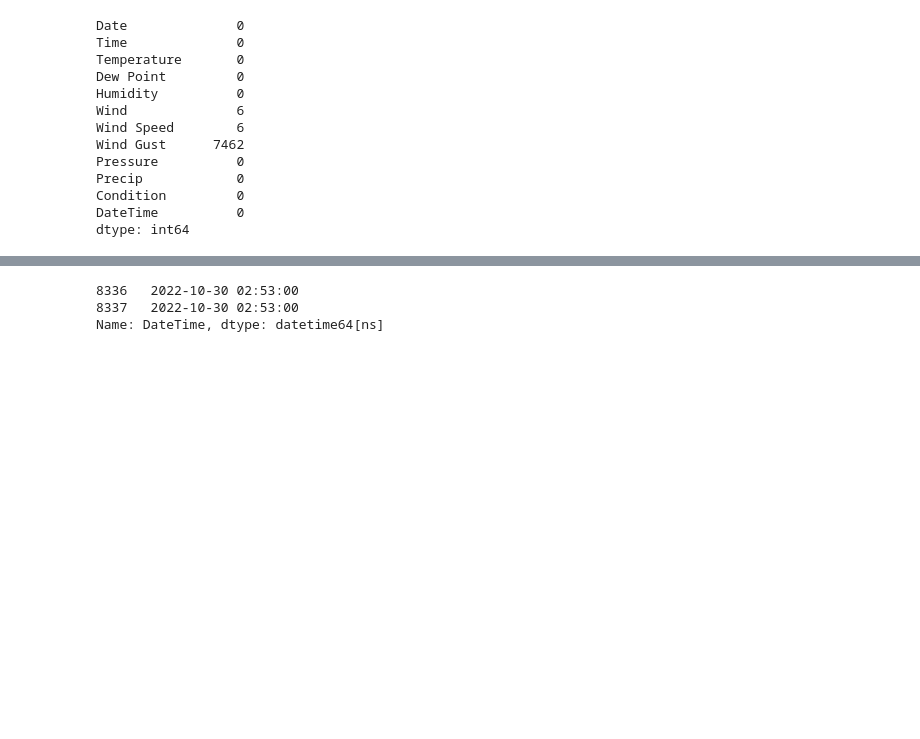
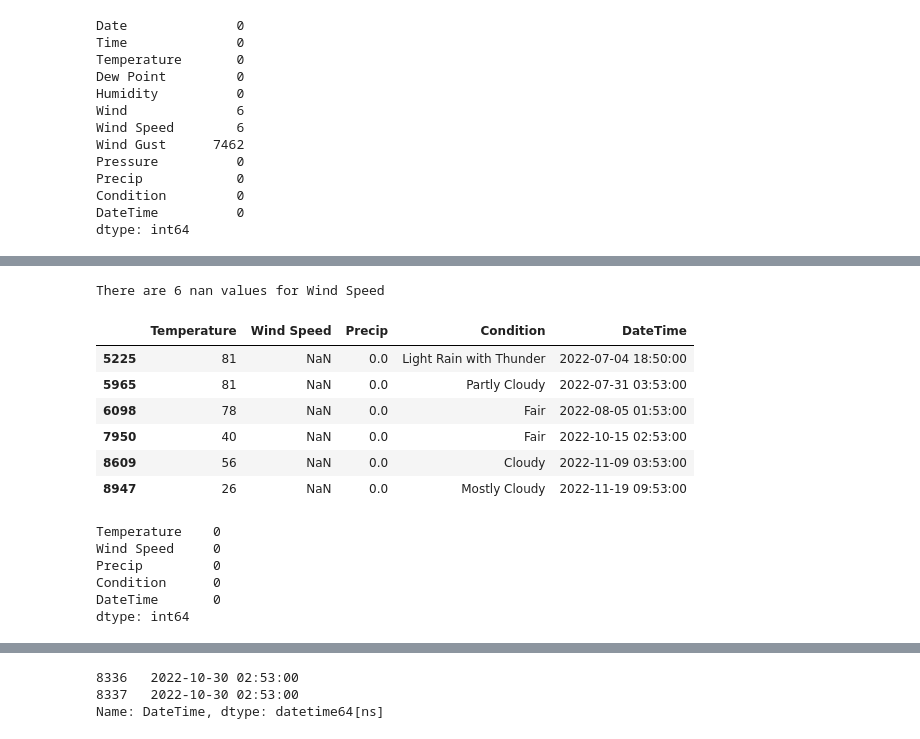
Before and after one commit to Iceccubes/aaa, a Jupyter notebook: WeatherDataPre.ipynb, the cells around one changed output, grey strips where cells are left out. Cells and saved outputs as stored; diff of their text form; code cells hidden in the pictures; blank space fills up the shorter version.

```diff
--- a/WeatherDataPre.ipynb
+++ b/WeatherDataPre.ipynb
@@ -130 +125,15 @@ DateTime          0
 dtype: int64
+# %%
+#print nan Values for columns "Wind Speed"
+nan_values_for_Wind_Speed = weather_data.loc[np.isnan(weather_data['Wind Speed'])]
+print("There are", len(nan_values_for_Wind_Speed), "nan values for Wind Speed")
+nan_values_for_Wind_Speed
+# %% [output]
+There are 6 nan values for Wind Speed
+|  | Temperature | Wind Speed | Precip | Condition | DateTime |
+| 5225 | 81 | NaN | 0.0 | Light Rain with Thunder | 2022-07-04 18:50:00 |
+| 5965 | 81 | NaN | 0.0 | Partly Cloudy | 2022-07-31 03:53:00 |
+| 6098 | 78 | NaN | 0.0 | Fair | 2022-08-05 01:53:00 |
+| 7950 | 40 | NaN | 0.0 | Fair | 2022-10-15 02:53:00 |
+| 8609 | 56 | NaN | 0.0 | Cloudy | 2022-11-09 03:53:00 |
+| 8947 | 26 | NaN | 0.0 | Mostly Cloudy | 2022-11-19 09:53:00 |
@@ -130,0 +143,10 @@ dtype: int64
+# %%
+#check for null values
+weather_data.isnull().sum()
+# %% [output]
+Temperature    0
+Wind Speed     0
+Precip         0
+Condition      0
+DateTime       0
+dtype: int64
```
Also changed, not shown: parts of 14 cells of this notebook, 2 other files.
